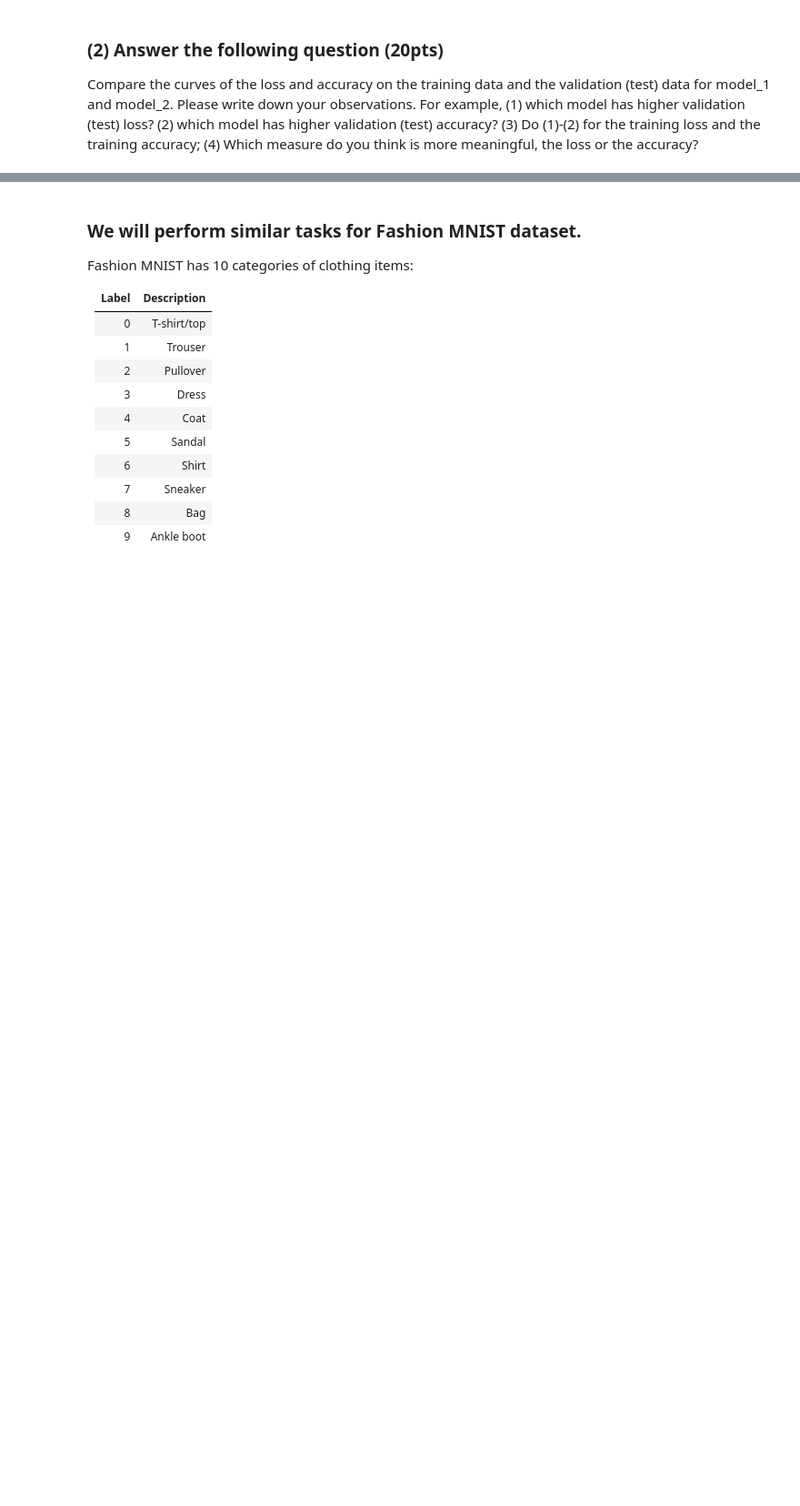
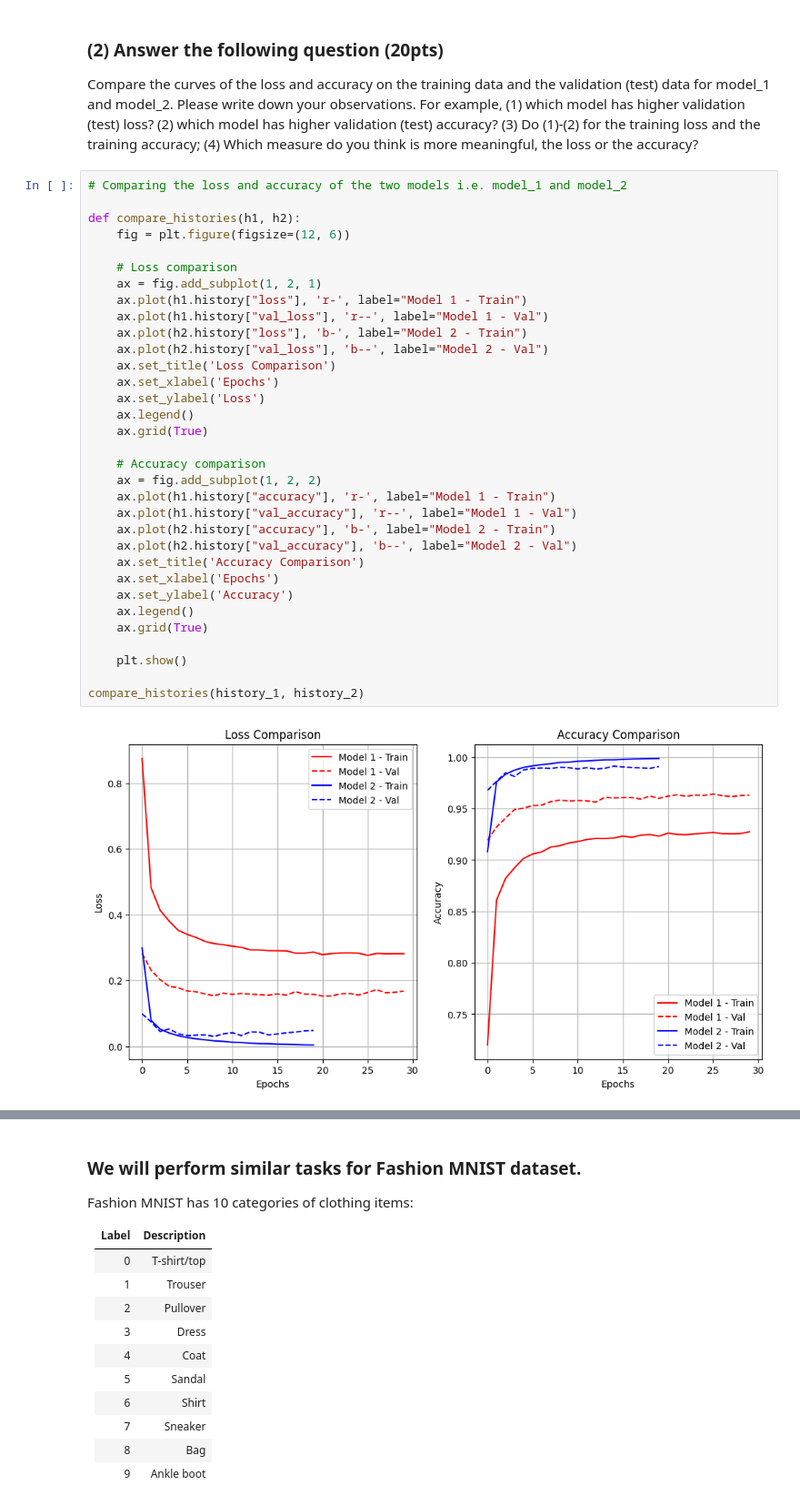
Before and after one commit to AtharvaBOT7/FML-PROJECT, a Jupyter notebook: Project_MNIST.ipynb, the cells around one changed output, grey strips where cells are left out. Shown at 91% size. Saved outputs shown, nothing was run; the diff lists cells and outputs as text; blank space fills up the shorter version.

```diff
--- a/Project_MNIST.ipynb
+++ b/Project_MNIST.ipynb
@@ -215,3 +413,38 @@ x_train.shape, x_test.shape
 ### (2) Answer the following question (20pts)
 
 Compare the curves of the loss and accuracy on the training data and the validation (test) data for model_1 and model_2. Please write down your observations. For example, (1) which model has higher validation (test) loss?  (2) which model has higher validation (test) accuracy? (3) Do (1)-(2) for the training loss and the training accuracy; (4) Which measure do you think is more meaningful, the loss or the accuracy?
+# %%
+# Comparing the loss and accuracy of the two models i.e. model_1 and model_2
+
+def compare_histories(h1, h2):
+    fig = plt.figure(figsize=(12, 6))
+
+    # Loss comparison
+    ax = fig.add_subplot(1, 2, 1)
+    ax.plot(h1.history["loss"], 'r-', label="Model 1 - Train")
+    ax.plot(h1.history["val_loss"], 'r--', label="Model 1 - Val")
+    ax.plot(h2.history["loss"], 'b-', label="Model 2 - Train")
+    ax.plot(h2.history["val_loss"], 'b--', label="Model 2 - Val")
+    ax.set_title('Loss Comparison')
+    ax.set_xlabel('Epochs')
+    ax.set_ylabel('Loss')
+    ax.legend()
+    ax.grid(True)
+
+    # Accuracy comparison
+    ax = fig.add_subplot(1, 2, 2)
+    ax.plot(h1.history["accuracy"], 'r-', label="Model 1 - Train")
+    ax.plot(h1.history["val_accuracy"], 'r--', label="Model 1 - Val")
+    ax.plot(h2.history["accuracy"], 'b-', label="Model 2 - Train")
+    ax.plot(h2.history["val_accuracy"], 'b--', label="Model 2 - Val")
+    ax.set_title('Accuracy Comparison')
+    ax.set_xlabel('Epochs')
+    ax.set_ylabel('Accuracy')
+    ax.legend()
+    ax.grid(True)
+
+    plt.show()
+
+compare_histories(history_1, history_2)
+# %% [output]
+[figure, added]
```
Also changed, not shown: parts of 32 cells of this notebook.
